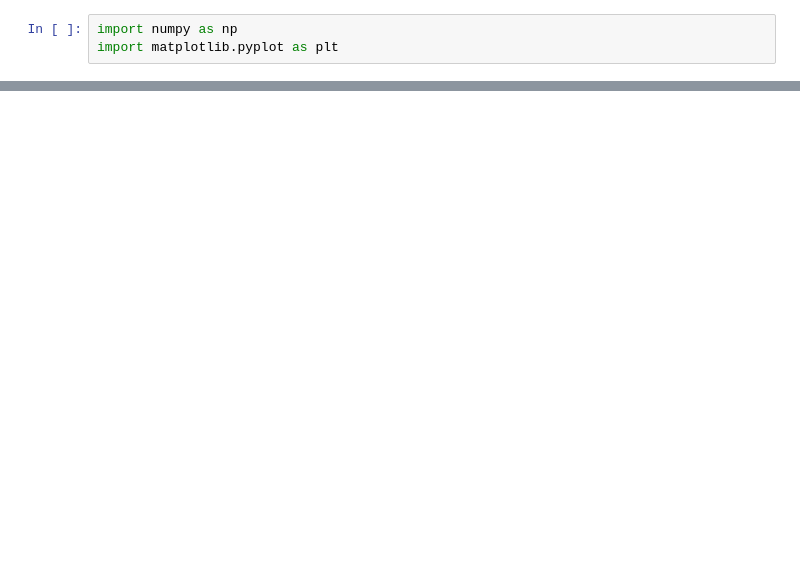
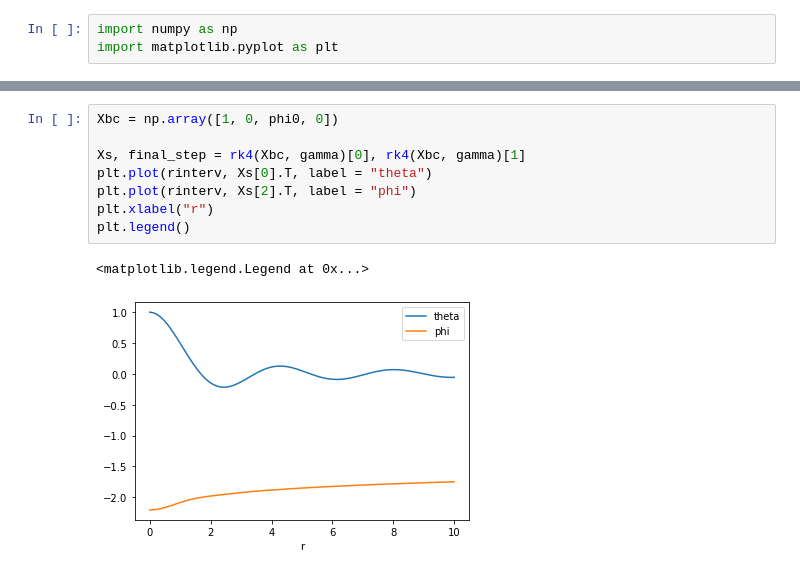
Before and after one commit to gsalinasphys/axionstars, a Jupyter notebook: doddy.ipynb, the cells around one changed output, grey strips where cells are left out. Cells and saved outputs as stored; diff of their text form; blank space fills up the shorter version.

```diff
--- a/doddy.ipynb
+++ b/doddy.ipynb
@@ -52,0 +153,11 @@ Text(0, 0.5, 'theta')
+# %%
+Xbc = np.array([1, 0, phi0, 0])
+
+Xs, final_step = rk4(Xbc, gamma)[0], rk4(Xbc, gamma)[1]
+plt.plot(rinterv, Xs[0].T, label = "theta")
+plt.plot(rinterv, Xs[2].T, label = "phi")
+plt.xlabel("r")
+plt.legend()
+# %% [output]
+<matplotlib.legend.Legend at 0x...>
+[figure, added]
```
Also changed, not shown: parts of 7 cells of this notebook, 3 other files.
